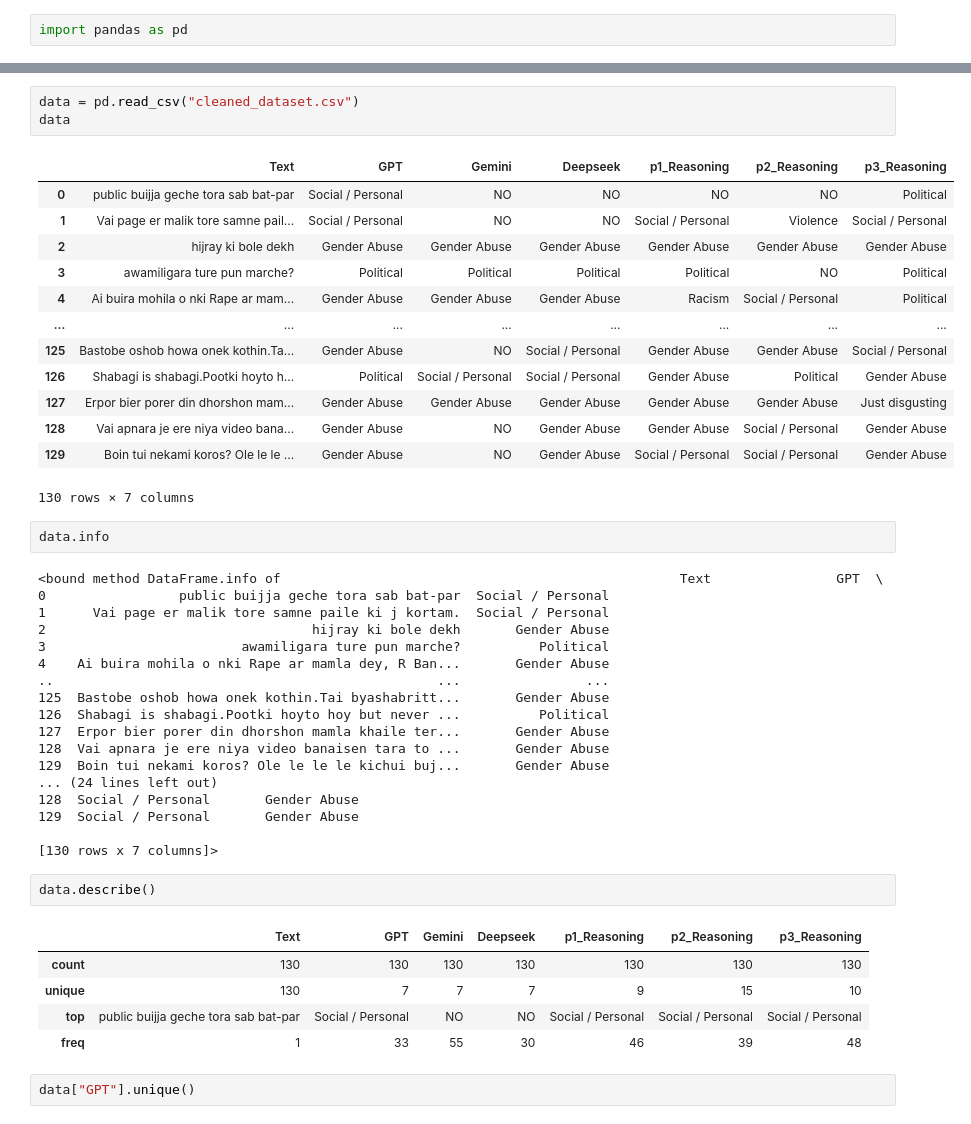
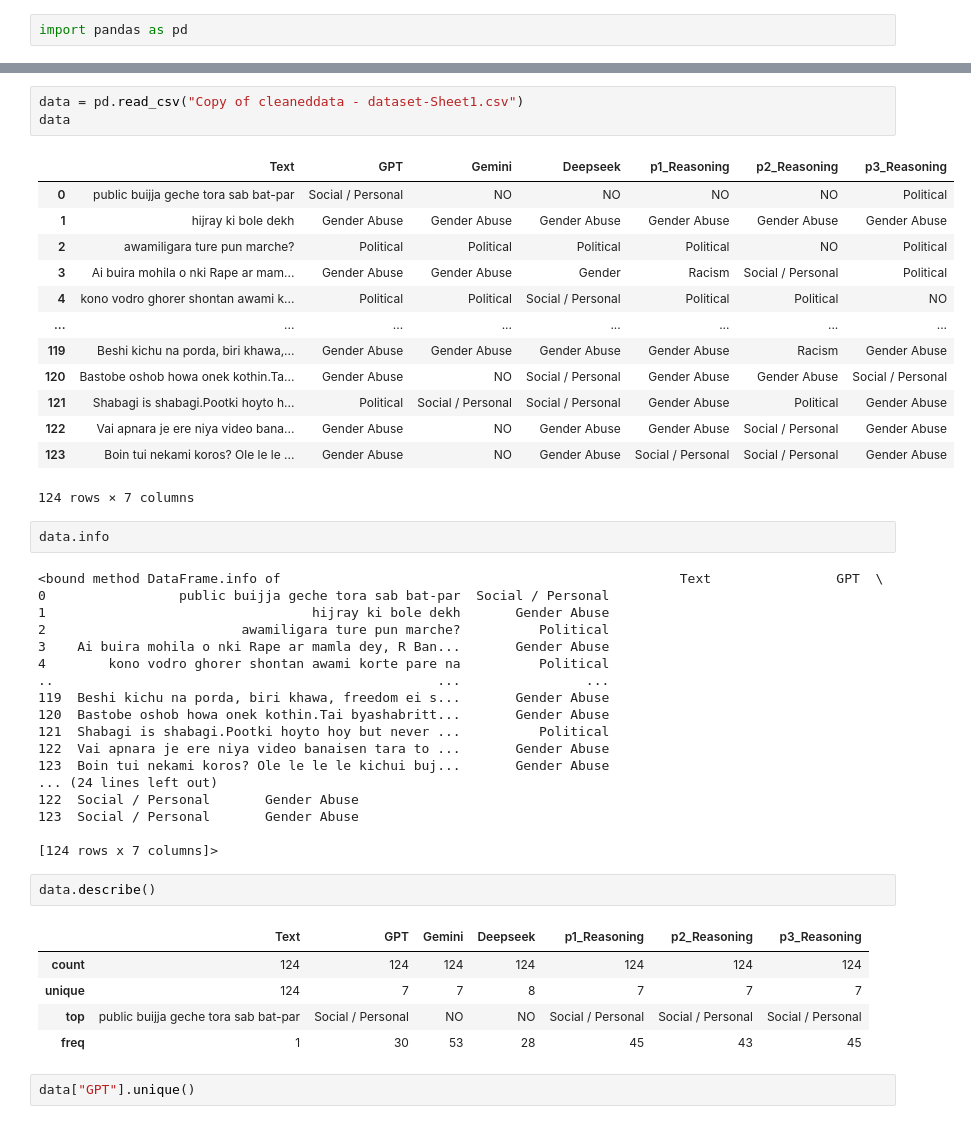
Before and after one commit to Musfique-Ahmed/Data-Wrangling, a Jupyter notebook: Project/Hate_Speech/hi.ipynb, the cells around one changed output, grey strips where cells are left out. Drawn from its saved outputs; the diff is of its cells as text.

```diff
--- a/Project/Hate_Speech/hi.ipynb
+++ b/Project/Hate_Speech/hi.ipynb
@@ -3,48 +147,48 @@ import pandas as pd
 # %%
-data = pd.read_csv("cleaned_dataset.csv")
+data = pd.read_csv("Copy of cleaneddata - dataset-Sheet1.csv")
 data
 # %% [output]
 |  | Text | GPT | Gemini | Deepseek | p1_Reasoning | p2_Reasoning | p3_Reasoning |
 | 0 | public buijja geche tora sab bat-par | Social / Personal | NO | NO | NO | NO | Political |
-| 1 | Vai page er malik tore samne pail... | Social / Personal | NO | NO | Social / Personal | Violence | Social / Personal |
-| 2 | hijray ki bole dekh | Gender Abuse | Gender Abuse | Gender Abuse | Gender Abuse | Gender Abuse | Gender Abuse |
-| 3 | awamiligara ture pun marche? | Political | Political | Political | Political | NO | Political |
-| 4 | Ai buira mohila o nki Rape ar mam... | Gender Abuse | Gender Abuse | Gender Abuse | Racism | Social / Personal | Political |
+| 1 | hijray ki bole dekh | Gender Abuse | Gender Abuse | Gender Abuse | Gender Abuse | Gender Abuse | Gender Abuse |
+| 2 | awamiligara ture pun marche? | Political | Political | Political | Political | NO | Political |
+| 3 | Ai buira mohila o nki Rape ar mam... | Gender Abuse | Gender Abuse | Gender | Racism | Social / Personal | Political |
+| 4 | kono vodro ghorer shontan awami k... | Political | Political | Social / Personal | Political | Political | NO |
 | ... | ... | ... | ... | ... | ... | ... | ... |
-| 125 | Bastobe oshob howa onek kothin.Ta... | Gender Abuse | NO | Social / Personal | Gender Abuse | Gender Abuse | Social / Personal |
-| 126 | Shabagi is shabagi.Pootki hoyto h... | Political | Social / Personal | Social / Personal | Gender Abuse | Political | Gender Abuse |
-| 127 | Erpor bier porer din dhorshon mam... | Gender Abuse | Gender Abuse | Gender Abuse | Gender Abuse | Gender Abuse | Just disgusting |
-| 128 | Vai apnara je ere niya video bana... | Gender Abuse | NO | Gender Abuse | Gender Abuse | Social / Personal | Gender Abuse |
-| 129 | Boin tui nekami koros? Ole le le ... | Gender Abuse | NO | Gender Abuse | Social / Personal | Social / Personal | Gender Abuse |
+| 119 | Beshi kichu na porda, biri khawa,... | Gender Abuse | Gender Abuse | Gender Abuse | Gender Abuse | Racism | Gender Abuse |
+| 120 | Bastobe oshob howa onek kothin.Ta... | Gender Abuse | NO | Social / Personal | Gender Abuse | Gender Abuse | Social / Personal |
+| 121 | Shabagi is shabagi.Pootki hoyto h... | Political | Social / Personal | Social / Personal | Gender Abuse | Political | Gender Abuse |
+| 122 | Vai apnara je ere niya video bana... | Gender Abuse | NO | Gender Abuse | Gender Abuse | Social / Personal | Gender Abuse |
+| 123 | Boin tui nekami koros? Ole le le ... | Gender Abuse | NO | Gender Abuse | Social / Personal | Social / Personal | Gender Abuse |
-130 rows × 7 columns
+124 rows × 7 columns
 # %%
 data.info
 # %% [output]
 <bound method DataFrame.info of                                                   Text                GPT  \
 0                 public buijja geche tora sab bat-par  Social / Personal
-1      Vai page er malik tore samne paile ki j kortam.  Social / Personal
-2                                  hijray ki bole dekh       Gender Abuse
-3                         awamiligara ture pun marche?          Political
-4    Ai buira mohila o nki Rape ar mamla dey, R Ban...       Gender Abuse
+1                                  hijray ki bole dekh       Gender Abuse
+2                         awamiligara ture pun marche?          Political
+3    Ai buira mohila o nki Rape ar mamla dey, R Ban...       Gender Abuse
+4        kono vodro ghorer shontan awami korte pare na          Political
 ..                                                 ...                ...
-125  Bastobe oshob howa onek kothin.Tai byashabritt...       Gender Abuse
-126  Shabagi is shabagi.Pootki hoyto hoy but never ...          Political
-127  Erpor bier porer din dhorshon mamla khaile ter...       Gender Abuse
-128  Vai apnara je ere niya video banaisen tara to ...       Gender Abuse
-129  Boin tui nekami koros? Ole le le le kichui buj...       Gender Abuse
+119  Beshi kichu na porda, biri khawa, freedom ei s...       Gender Abuse
+120  Bastobe oshob howa onek kothin.Tai byashabritt...       Gender Abuse
+121  Shabagi is shabagi.Pootki hoyto hoy but never ...          Political
+122  Vai apnara je ere niya video banaisen tara to ...       Gender Abuse
+123  Boin tui nekami koros? Ole le le le kichui buj...       Gender Abuse
 ... (24 lines left out)
-128  Social / Personal       Gender Abuse
-129  Social / Personal       Gender Abuse
+122  Social / Personal       Gender Abuse
+123  Social / Personal       Gender Abuse
 
-[130 rows x 7 columns]>
+[124 rows x 7 columns]>
 # %%
 data.describe()
 # %% [output]
 |  | Text | GPT | Gemini | Deepseek | p1_Reasoning | p2_Reasoning | p3_Reasoning |
-| count | 130 | 130 | 130 | 130 | 130 | 130 | 130 |
-| unique | 130 | 7 | 7 | 7 | 9 | 15 | 10 |
+| count | 124 | 124 | 124 | 124 | 124 | 124 | 124 |
+| unique | 124 | 7 | 7 | 8 | 7 | 7 | 7 |
 | top | public buijja geche tora sab bat-par | Social / Personal | NO | NO | Social / Personal | Social / Personal | Social / Personal |
-| freq | 1 | 33 | 55 | 30 | 46 | 39 | 48 |
+| freq | 1 | 30 | 53 | 28 | 45 | 43 | 45 |
 # %%
 data["GPT"].unique()
 # %% [output]
```
Also changed, not shown: parts of 20 cells of this notebook, 2 other files.
